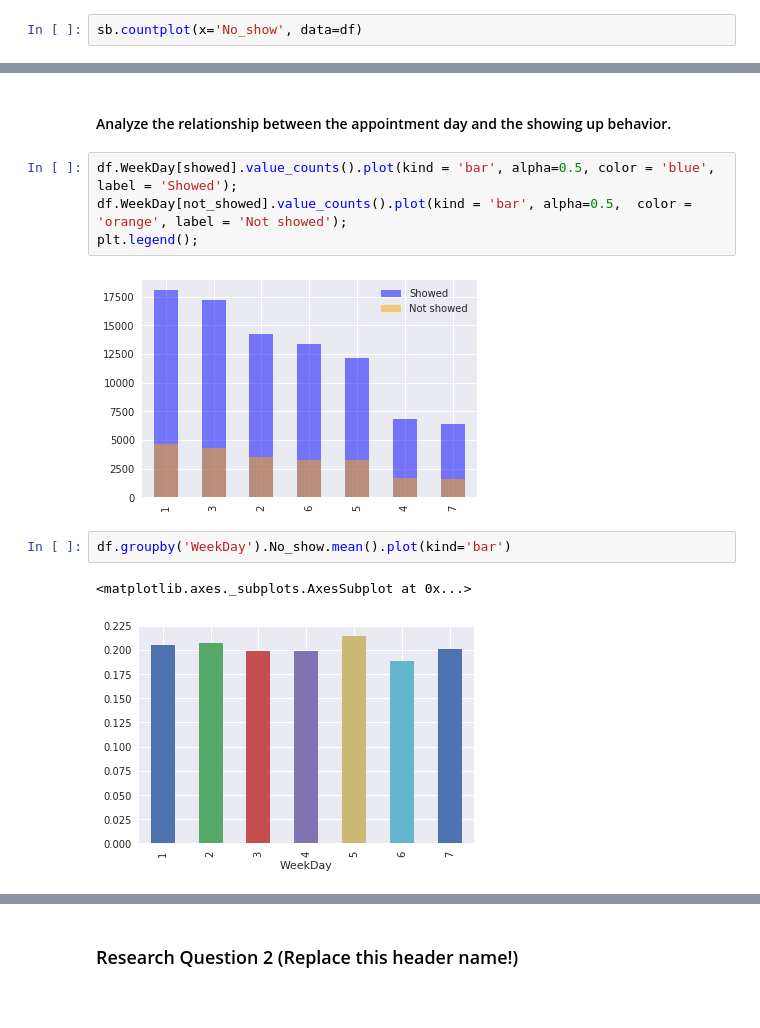
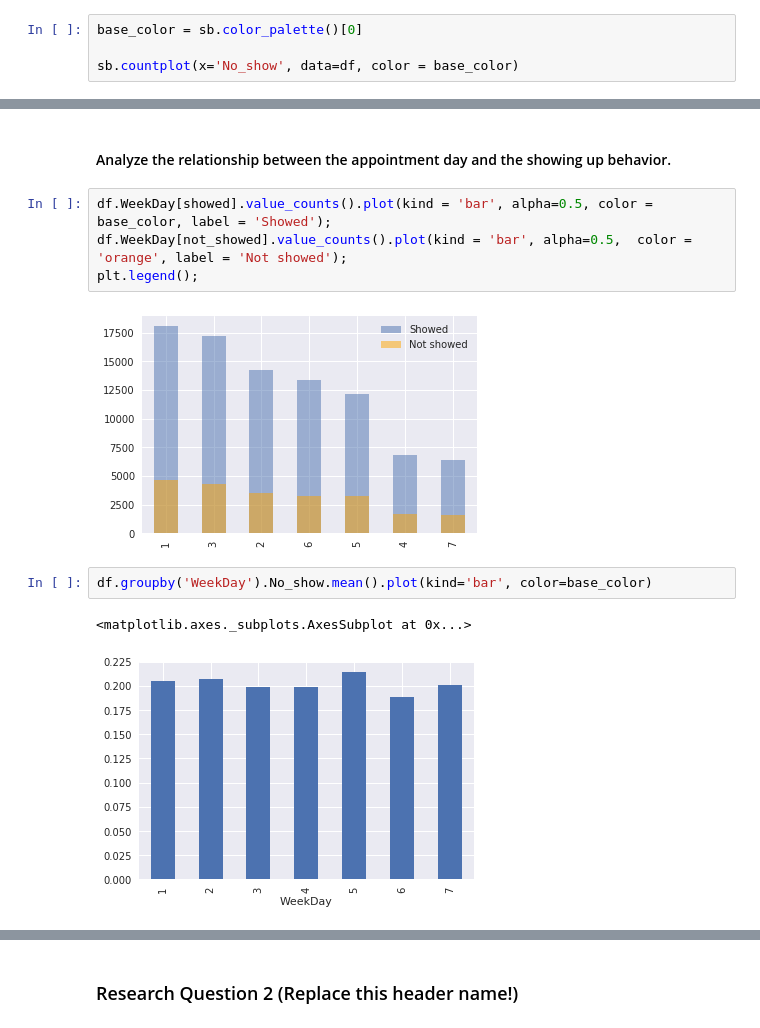
Before and after one commit to yagmurdalman/investigate-a-data-set, a Jupyter notebook: no_show_appointments.ipynb, the cells around one changed output, grey strips where cells are left out. Drawn from its saved outputs; the diff is of its cells as text.

```diff
--- a/no_show_appointments.ipynb
+++ b/no_show_appointments.ipynb
@@ -299,4 +270,6 @@ df.hist(figsize=(10,10));
 # %%
-sb.countplot(x='No_show', data=df)
+base_color = sb.color_palette()[0]
+
+sb.countplot(x='No_show', data=df, color = base_color)
 # %% [output]
 <matplotlib.axes._subplots.AxesSubplot at 0x...>
@@ -382,13 +358,13 @@ df.groupby(['Gender', 'SMS_received']).No_show.mean().plot(kind='bar')
 # %% [markdown]
 #### Analyze the relationship between the appointment day and the showing up behavior.
 # %%
-df.WeekDay[showed].value_counts().plot(kind = 'bar', alpha=0.5, color = 'blue', label = 'Showed');
+df.WeekDay[showed].value_counts().plot(kind = 'bar', alpha=0.5, color = base_color, label = 'Showed');
 df.WeekDay[not_showed].value_counts().plot(kind = 'bar', alpha=0.5,  color = 'orange', label = 'Not showed');
 plt.legend();
 # %% [output]
-[figure, old version]
+[figure, new version]
 # %%
-df.groupby('WeekDay').No_show.mean().plot(kind='bar')
+df.groupby('WeekDay').No_show.mean().plot(kind='bar', color=base_color)
 # %% [output]
 <matplotlib.axes._subplots.AxesSubplot at 0x...>
-[figure, old version]
+[figure, new version]
```
Also changed, not shown: parts of 25 cells of this notebook.
